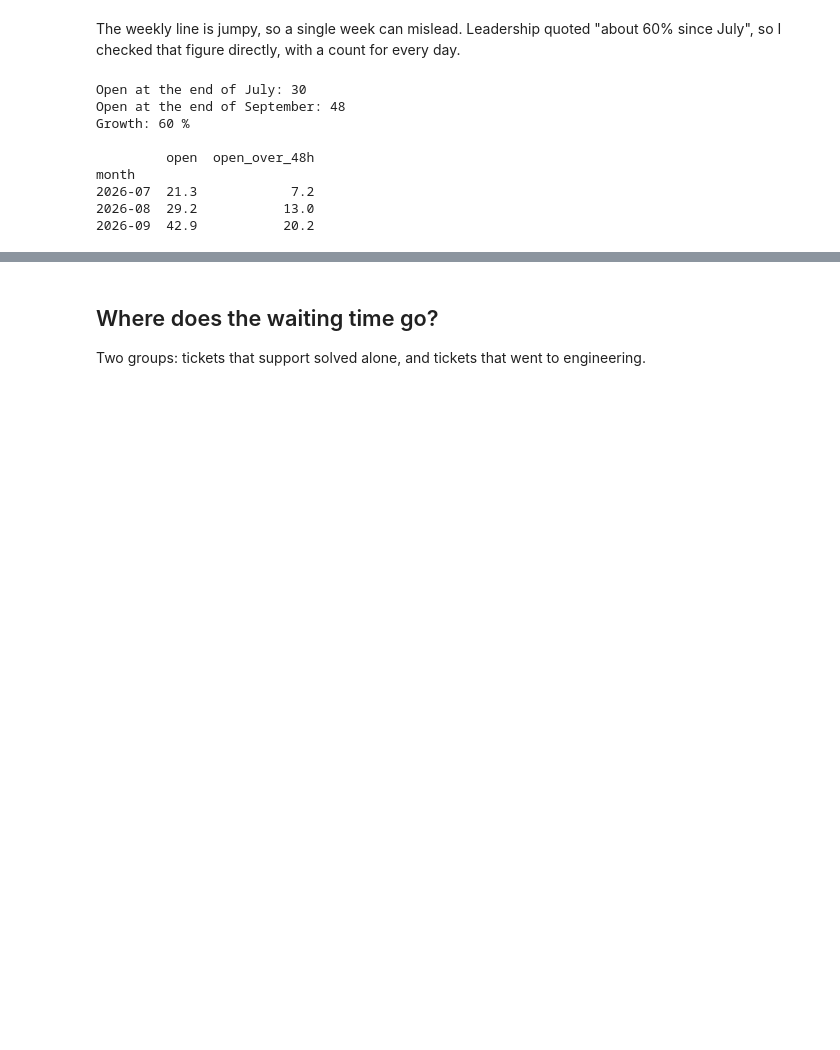
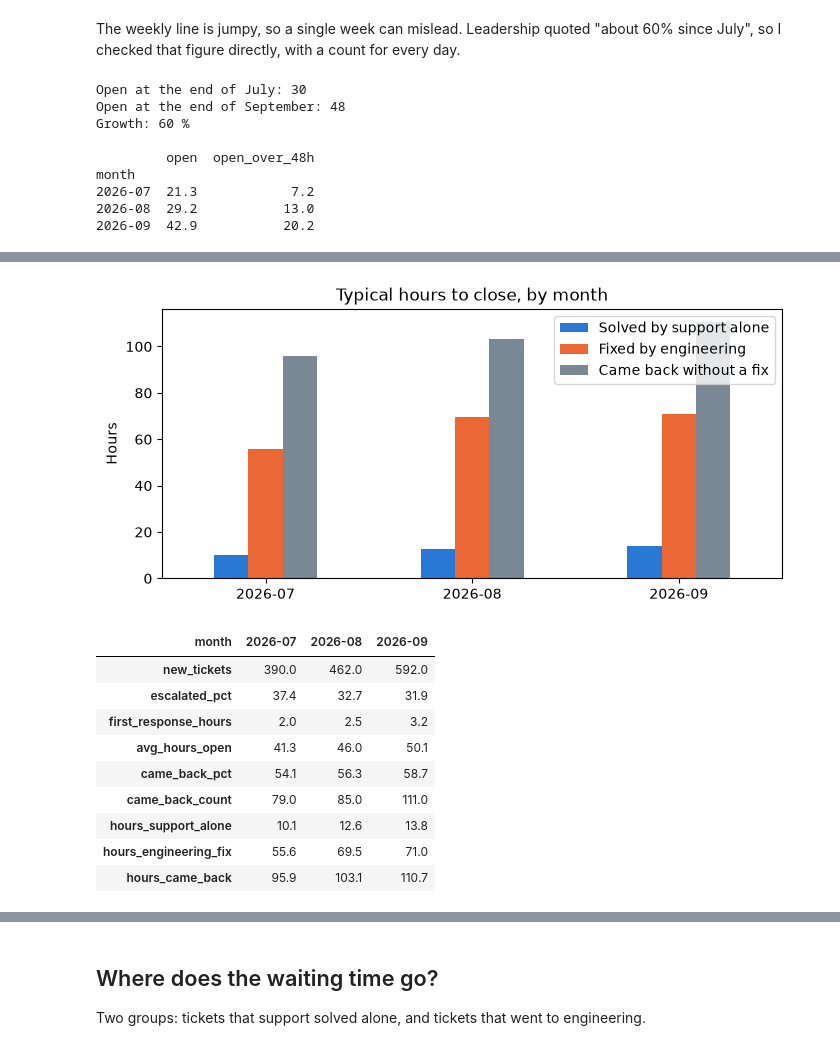
Before and after one commit to Ankur377823/rideops-escalation-check, a Jupyter notebook: notebooks/01_diagnosis.ipynb, the cells around one changed output, grey strips where cells are left out. Saved outputs shown, nothing was run; the diff lists cells and outputs as text; code cells hidden in the pictures; blank space fills up the shorter version.

Commit message:
Add month comparison, engineering trips and volume breakdown to the notebooks

```diff
--- a/notebooks/01_diagnosis.ipynb
+++ b/notebooks/01_diagnosis.ipynb
@@ -162,0 +180,38 @@ arriving. The rest of the notebook is about the part that is not.
+# %%
+df["first_response_hours"] = (df["first_response_at"] - df["created_at"]).dt.total_seconds() / 3600
+sent = df[df["escalated"]]
+
+by_month = df.groupby("month").agg(
+    new_tickets=("ticket_id", "count"),
+    escalated_pct=("escalated", "mean"),
+    first_response_hours=("first_response_hours", "median"),
+    avg_hours_open=("age_hours", "mean"),
+)
+by_month["escalated_pct"] = by_month["escalated_pct"] * 100
+by_month["came_back_pct"] = sent.groupby("month")["bounced"].mean() * 100
+by_month["came_back_count"] = sent.groupby("month")["bounced"].sum()
+by_month["hours_support_alone"] = df[~df["escalated"]].groupby("month")["hours_to_close"].median()
+by_month["hours_engineering_fix"] = df[df["eng_outcome"] == "Fixed"].groupby("month")["hours_to_close"].median()
+by_month["hours_came_back"] = df[df["bounced"]].groupby("month")["hours_to_close"].median()
+
+by_month[["hours_support_alone", "hours_engineering_fix", "hours_came_back"]].plot(
+    kind="bar", color=["#2a78d6", "#eb6834", "#7a8794"], figsize=(8, 3.5),
+    title="Typical hours to close, by month")
+plt.xlabel("")
+plt.ylabel("Hours")
+plt.xticks(rotation=0)
+plt.legend(["Solved by support alone", "Fixed by engineering", "Came back without a fix"])
+plt.show()
+by_month.round(1).T
+# %% [output]
+[figure, added]
+| month | 2026-07 | 2026-08 | 2026-09 |
+| new_tickets | 390.0 | 462.0 | 592.0 |
+| escalated_pct | 37.4 | 32.7 | 31.9 |
+| first_response_hours | 2.0 | 2.5 | 3.2 |
+| avg_hours_open | 41.3 | 46.0 | 50.1 |
+| came_back_pct | 54.1 | 56.3 | 58.7 |
+| came_back_count | 79.0 | 85.0 | 111.0 |
+| hours_support_alone | 10.1 | 12.6 | 13.8 |
+| hours_engineering_fix | 55.6 | 69.5 | 71.0 |
+| hours_came_back | 95.9 | 103.1 | 110.7 |
```
Also changed, not shown: parts of 13 cells of this notebook, 2 other files.
